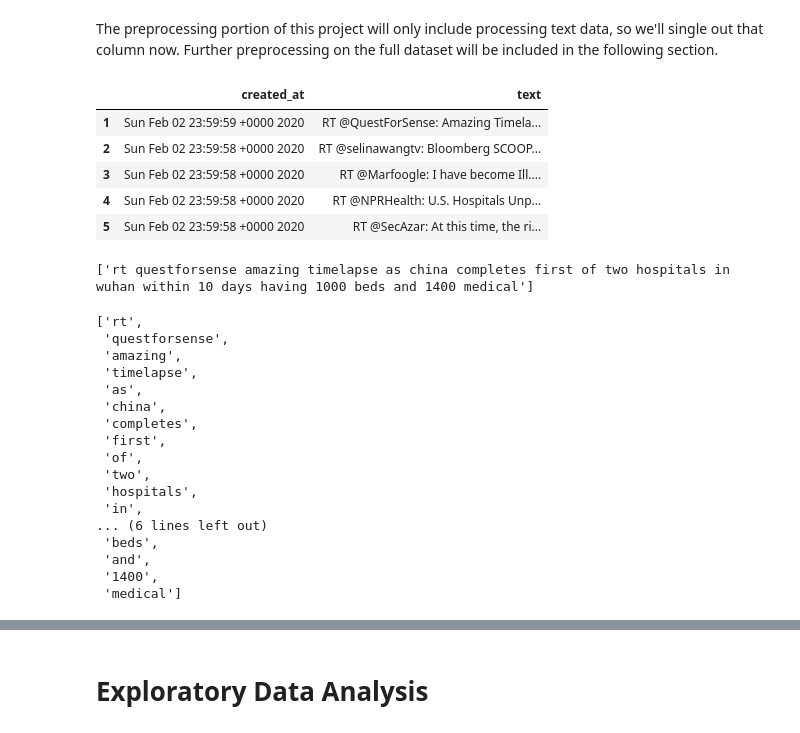
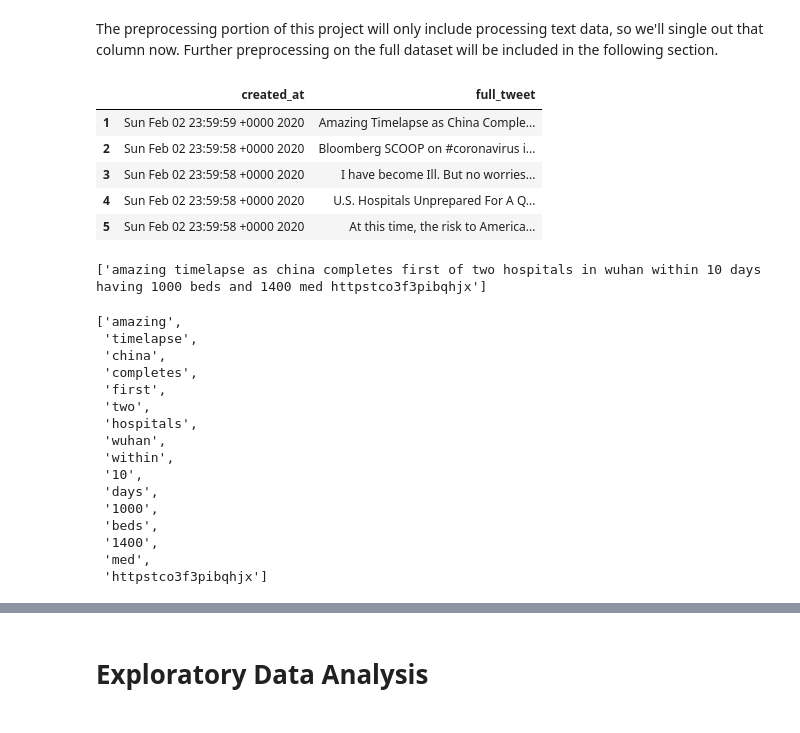
Before and after one commit to akelly66/COVID-Tweet-Sentiment, a Jupyter notebook: text-processing/COVID-tweet-NLP.ipynb, the cells around one changed output, grey strips where cells are left out. Cells and saved outputs as stored; diff of their text form; code cells hidden in the pictures.

Commit message:
Removed URLs and added tokenized tweets to new column

```diff
--- a/text-processing/COVID-tweet-NLP.ipynb
+++ b/text-processing/COVID-tweet-NLP.ipynb
@@ -102,5 +98,4 @@ def get_full_tweet(series):
 # %%
 extended_tweets = get_full_tweet(df.retweeted_status)
 # %%
-test_df = pd.DataFrame.join(df, extended_tweets)
-test_df.head(20)
+df = pd.DataFrame.join(df, extended_tweets)
@@ -126,17 +102,19 @@ test_df.head(20)
+# %%
+df['full_tweet'].fillna(df['text'],inplace=True)
 # %% [markdown]
 # Preprocess Tweets
 # %% [markdown]
 The preprocessing portion of this project will only include processing text data, so we'll single out that column now. Further preprocessing on the full dataset will be included in the following section.
 # %%
-tweet_df = df.loc[:,['created_at','text']]
+tweet_df = df.loc[:,['created_at','full_tweet']]
 tweet_df.head()
 # %% [output]
-|  | created_at | text |
-| 1 | Sun Feb 02 23:59:59 +0000 2020 | RT @QuestForSense: Amazing Timela... |
-| 2 | Sun Feb 02 23:59:58 +0000 2020 | RT @selinawangtv: Bloomberg SCOOP... |
-| 3 | Sun Feb 02 23:59:58 +0000 2020 | RT @Marfoogle: I have become Ill.... |
-| 4 | Sun Feb 02 23:59:58 +0000 2020 | RT @NPRHealth: U.S. Hospitals Unp... |
-| 5 | Sun Feb 02 23:59:58 +0000 2020 | RT @SecAzar: At this time, the ri... |
+|  | created_at | full_tweet |
+| 1 | Sun Feb 02 23:59:59 +0000 2020 | Amazing Timelapse as China Comple... |
+| 2 | Sun Feb 02 23:59:58 +0000 2020 | Bloomberg SCOOP on #coronavirus i... |
+| 3 | Sun Feb 02 23:59:58 +0000 2020 | I have become Ill. But no worries... |
+| 4 | Sun Feb 02 23:59:58 +0000 2020 | U.S. Hospitals Unprepared For A Q... |
+| 5 | Sun Feb 02 23:59:58 +0000 2020 | At this time, the risk to America... |
 # %%
 def clean_tweet(tweet):
 
@@ -150,6 +128,7 @@ def clean_tweet(tweet):
 
     # Grabbing most common punctuation symbols and ellipsis symbol
     punctuation_list = list(string.punctuation) + ["…"]
+
     cleaned_tweet = []
 
     for symbol in punctuation_list:
@@ -160,42 +139,44 @@ def clean_tweet(tweet):
 
     return cleaned_tweet
 
-cleaned_tweet_test = clean_tweet(tweet_df.text[1])
+cleaned_tweet_test = clean_tweet(tweet_df.full_tweet[1])
 cleaned_tweet_test
 # %% [output]
-['rt questforsense amazing timelapse as china completes first of two hospitals in wuhan within 10 days having 1000 beds and 1400 medical']
+['amazing timelapse as china completes first of two hospitals in wuhan within 10 days having 1000 beds and 1400 med httpstco3f3pibqhjx']
 # %%
 def tokenize(clean_tweet):
 
     '''
     This function takes a cleaned tweet,
     joins into one string (if not already),
-    runs the tweet through NLTK work tokenizer
-    and returns the tokenized tweet in
-    list format.
+    runs the tweet through NLTK work tokenizer,
+    removes English stopwords, and returns
+    the tokenized tweet in list format.
     '''
 
     joined_tweet = ' '.join(clean_tweet)
+    stopwords_list = stopwords.words('english')
+
     tokenized_tweet = word_tokenize(joined_tweet)
+    tokenized_tweet = [w for w in tokenized_tweet if w not in stopwords_list]
     return tokenized_tweet
 
 tokenized_tweet_test = tokenize(cleaned_tweet_test)
 tokenized_tweet_test
 # %% [output]
-['rt',
- 'questforsense',
- 'amazing',
+['amazing',
  'timelapse',
- 'as',
  'china',
  'completes',
  'first',
- 'of',
  'two',
  'hospitals',
- 'in',
-... (6 lines left out)
+ 'wuhan',
+ 'within',
+ '10',
+ 'days',
+ '1000',
  'beds',
- 'and',
  '1400',
- 'medical']
+ 'med',
+ 'httpstco3f3pibqhjx']
```
Also changed, not shown: parts of 8 cells of this notebook.
